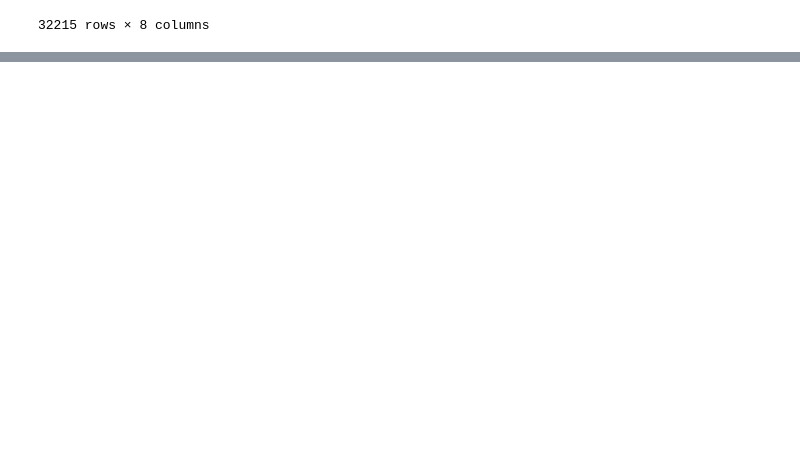
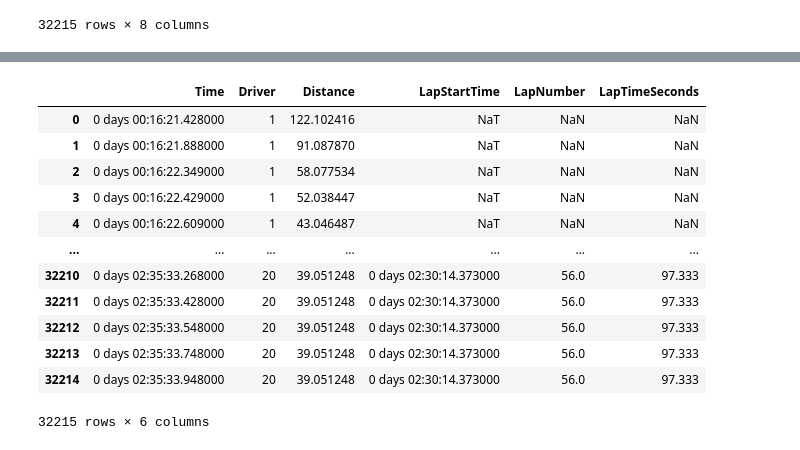
Before and after one commit to mohammedDhinojwala/f1-ai-race-strategy, a Jupyter notebook: notebooks/01_data_investigation.ipynb, the cells around one changed output, grey strips where cells are left out. Cells and saved outputs as stored; diff of their text form; code cells hidden in the pictures; blank space fills up the shorter version.

```diff
--- a/notebooks/01_data_investigation.ipynb
+++ b/notebooks/01_data_investigation.ipynb
@@ -1485,0 +1668,2 @@ zhou_pos[(zhou_pos["X"] != 0) | (zhou_pos["Y"] != 0) | (zhou_pos["Z"] != 0)]
+# %%
+all_distances_vs_zhou = pd.concat(all_distances, ignore_index= True)
@@ -1485,0 +1686,8 @@ zhou_pos[(zhou_pos["X"] != 0) | (zhou_pos["Y"] != 0) | (zhou_pos["Z"] != 0)]
+# %%
+nearest_car = (
+    all_distances_vs_zhou
+    .loc[all_distances_vs_zhou.groupby("Time")["Distance"].idxmin()]
+    .reset_index(drop=True)
+)
+
+# idxmin ->finds the index label (the row name or position) where the minimum (smallest) value occurs in a pandas Series or DataFrame
@@ -1485,0 +1750,24 @@ zhou_pos[(zhou_pos["X"] != 0) | (zhou_pos["Y"] != 0) | (zhou_pos["Z"] != 0)]
+# %%
+traffic_laps = pd.merge_asof(
+    nearest_car.sort_values("Time"),
+    zhou_laps[["LapStartTime", "LapNumber", "LapTimeSeconds"]].sort_values("LapStartTime"),
+    left_on="Time",
+    right_on="LapStartTime",
+    direction="backward"
+)
+# %%
+traffic_laps
+# %% [output]
+|  | Time | Driver | Distance | LapStartTime | LapNumber | LapTimeSeconds |
+| 0 | 0 days 00:16:21.428000 | 1 | 122.102416 | NaT | NaN | NaN |
+| 1 | 0 days 00:16:21.888000 | 1 | 91.087870 | NaT | NaN | NaN |
+| 2 | 0 days 00:16:22.349000 | 1 | 58.077534 | NaT | NaN | NaN |
+| 3 | 0 days 00:16:22.429000 | 1 | 52.038447 | NaT | NaN | NaN |
+| 4 | 0 days 00:16:22.609000 | 1 | 43.046487 | NaT | NaN | NaN |
+| ... | ... | ... | ... | ... | ... | ... |
+| 32210 | 0 days 02:35:33.268000 | 20 | 39.051248 | 0 days 02:30:14.373000 | 56.0 | 97.333 |
+| 32211 | 0 days 02:35:33.428000 | 20 | 39.051248 | 0 days 02:30:14.373000 | 56.0 | 97.333 |
+| 32212 | 0 days 02:35:33.548000 | 20 | 39.051248 | 0 days 02:30:14.373000 | 56.0 | 97.333 |
+| 32213 | 0 days 02:35:33.748000 | 20 | 39.051248 | 0 days 02:30:14.373000 | 56.0 | 97.333 |
+| 32214 | 0 days 02:35:33.948000 | 20 | 39.051248 | 0 days 02:30:14.373000 | 56.0 | 97.333 |
+32215 rows × 6 columns
```
Also changed, not shown: parts of 39 cells of this notebook.
